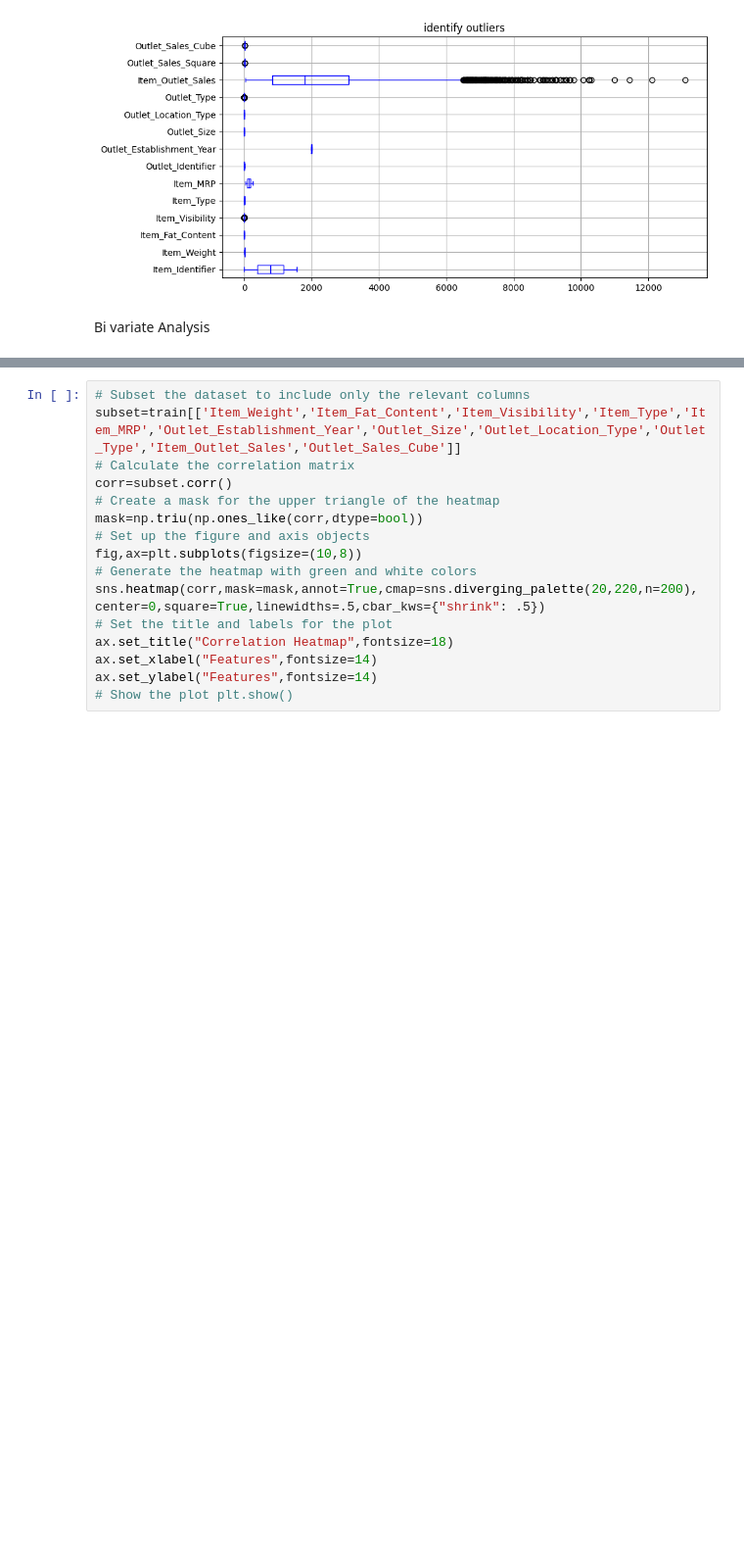
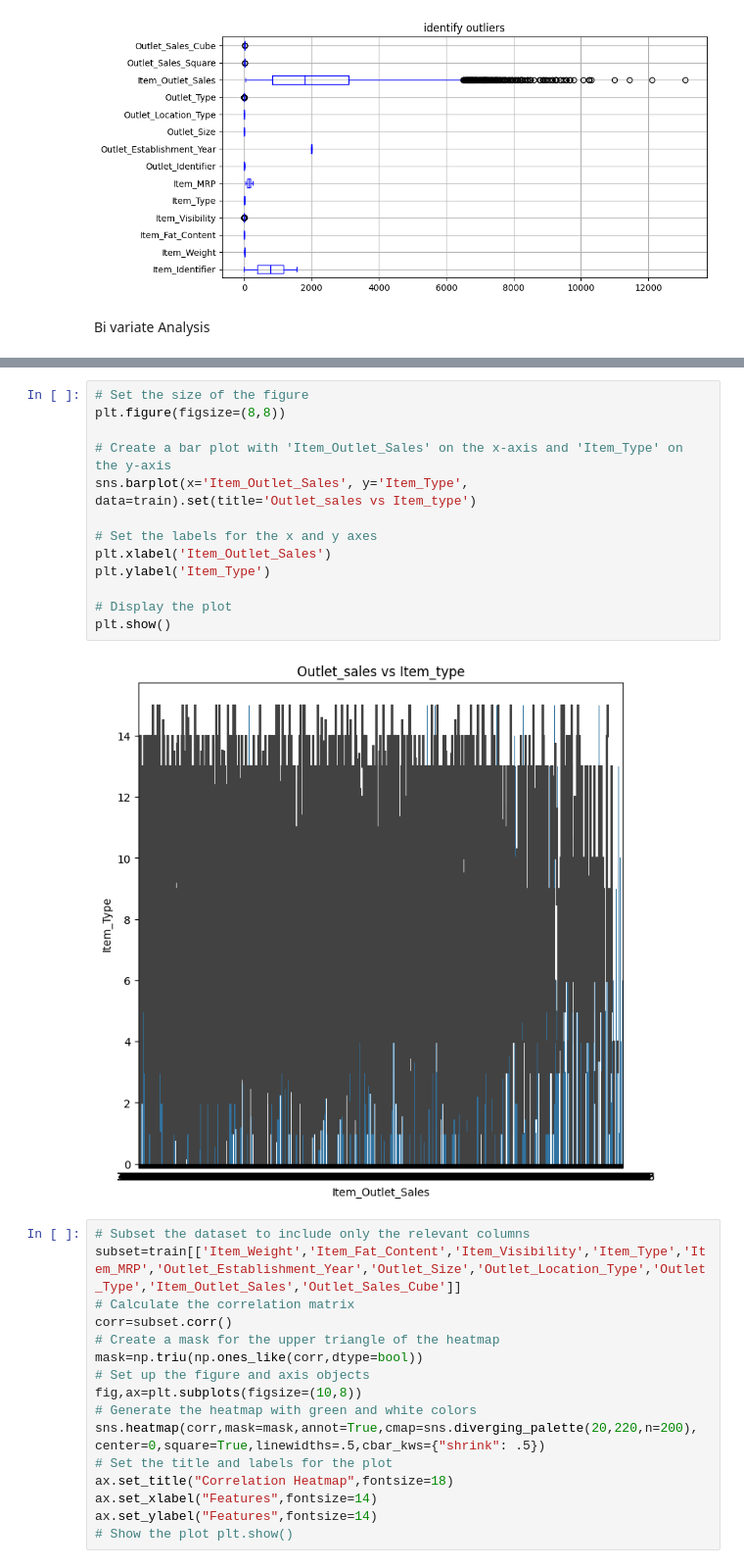
Before and after one commit to Harish-cathrish/Demo-project, a Jupyter notebook: Bigmart_sales_analysis.ipynb, the cells around one changed output, grey strips where cells are left out. Shown at 98% size. Saved outputs shown, nothing was run; the diff lists cells and outputs as text; blank space fills up the shorter version.

```diff
--- a/Bigmart_sales_analysis.ipynb
+++ b/Bigmart_sales_analysis.ipynb
@@ -579,3 +625,18 @@ https://gist.github.com/mwaskom/de44147ed2974457ad6372750bbe5751
+# %%
+# Set the size of the figure
+plt.figure(figsize=(8,8))
+
+# Create a bar plot with 'Item_Outlet_Sales' on the x-axis and 'Item_Type' on the y-axis
+sns.barplot(x='Item_Outlet_Sales', y='Item_Type', data=train).set(title='Outlet_sales vs Item_type')
+
+# Set the labels for the x and y axes
+plt.xlabel('Item_Outlet_Sales')
+plt.ylabel('Item_Type')
+
+# Display the plot
+plt.show()
+# %% [output]
+[figure, added]
 # %%
 # Subset the dataset to include only the relevant columns
 subset=train[['Item_Weight','Item_Fat_Content','Item_Visibility','Item_Type','Item_MRP','Outlet_Establishment_Year','Outlet_Size','Outlet_Location_Type','Outlet_Type','Item_Outlet_Sales','Outlet_Sales_Cube']]
```
Also changed, not shown: parts of 122 cells of this notebook.
